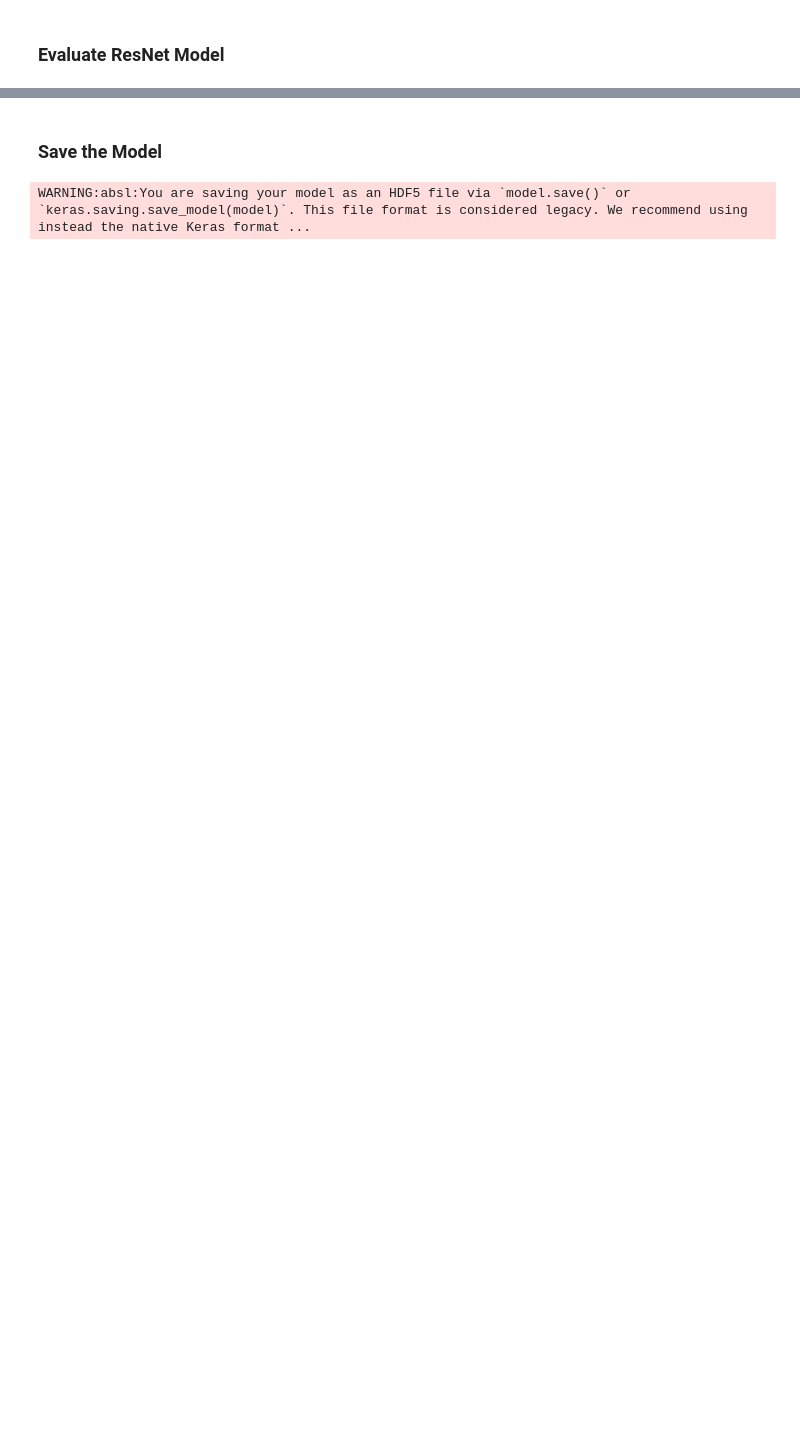
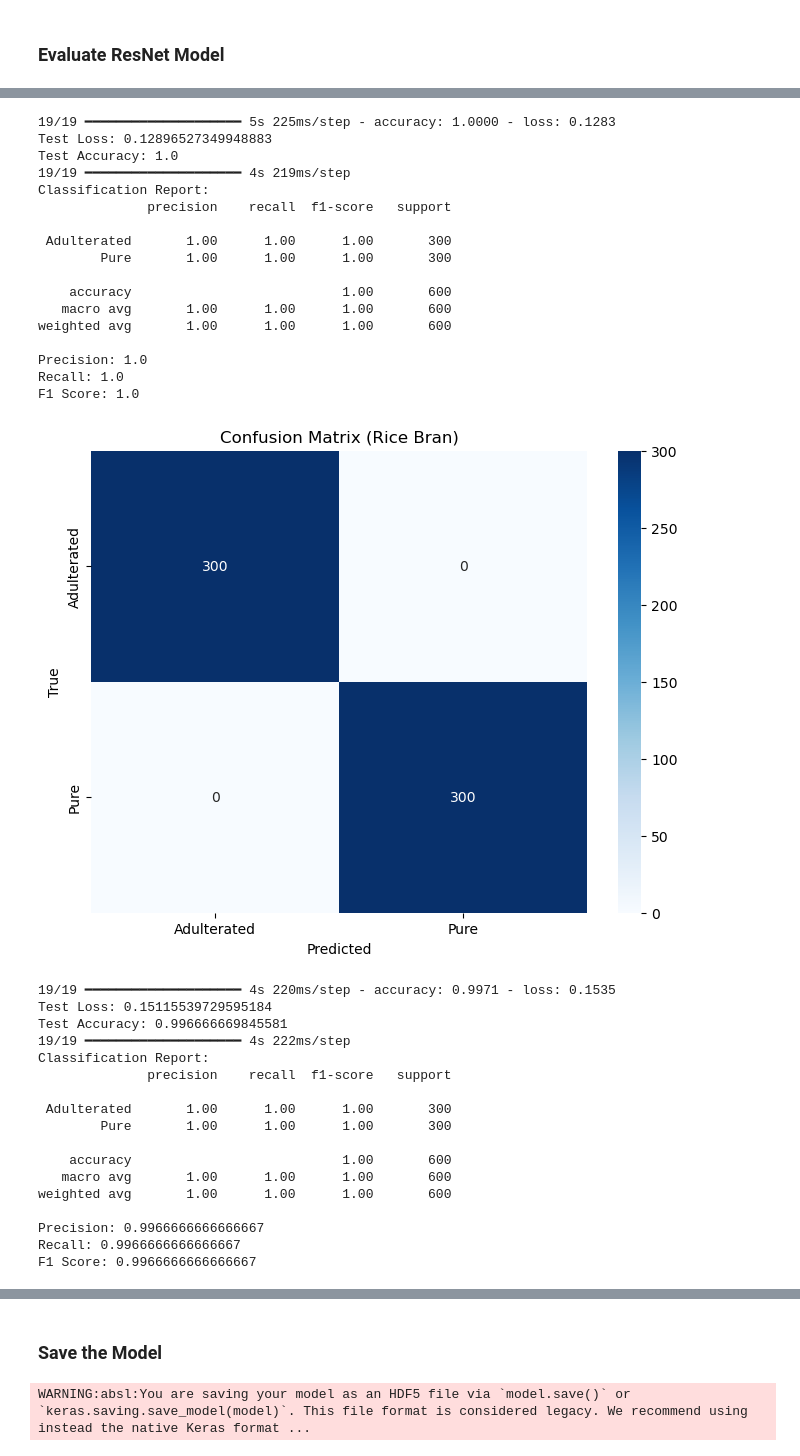
Before and after one commit to buggernut04/Thesis_Project_Feed_Classification, a Jupyter notebook: main.ipynb, the cells around one changed output, grey strips where cells are left out. Saved outputs shown, nothing was run; the diff lists cells and outputs as text; code cells hidden in the pictures; blank space fills up the shorter version.

```diff
--- a/main.ipynb
+++ b/main.ipynb
@@ -506,0 +592,40 @@ F1 Score: 1.0
+# %%
+evaluate_model(resnet_rb_model, test_dir_rb, 'Rice Bran')
+evaluate_model(resnet_sbm_model, test_dir_sbm, 'Soybean Meal')
+evaluate_model(resnet_corn_model, test_dir_corn, 'Ground Corn')
+# %% [output]
+19/19 ━━━━━━━━━━━━━━━━━━━━ 5s 225ms/step - accuracy: 1.0000 - loss: 0.1283
+Test Loss: 0.12896527349948883
+Test Accuracy: 1.0
+19/19 ━━━━━━━━━━━━━━━━━━━━ 4s 219ms/step
+Classification Report:
+              precision    recall  f1-score   support
+
+ Adulterated       1.00      1.00      1.00       300
+        Pure       1.00      1.00      1.00       300
+
+    accuracy                           1.00       600
+   macro avg       1.00      1.00      1.00       600
+weighted avg       1.00      1.00      1.00       600
+
+Precision: 1.0
+Recall: 1.0
+F1 Score: 1.0
+[figure, added]
+19/19 ━━━━━━━━━━━━━━━━━━━━ 4s 220ms/step - accuracy: 0.9971 - loss: 0.1535
+Test Loss: 0.15115539729595184
+Test Accuracy: 0.996666669845581
+19/19 ━━━━━━━━━━━━━━━━━━━━ 4s 222ms/step
+Classification Report:
+              precision    recall  f1-score   support
+
+ Adulterated       1.00      1.00      1.00       300
+        Pure       1.00      1.00      1.00       300
+
+    accuracy                           1.00       600
+   macro avg       1.00      1.00      1.00       600
+weighted avg       1.00      1.00      1.00       600
+
+Precision: 0.9966666666666667
+Recall: 0.9966666666666667
+F1 Score: 0.9966666666666667
```
Also changed, not shown: parts of 20 cells of this notebook, 1 other file.
